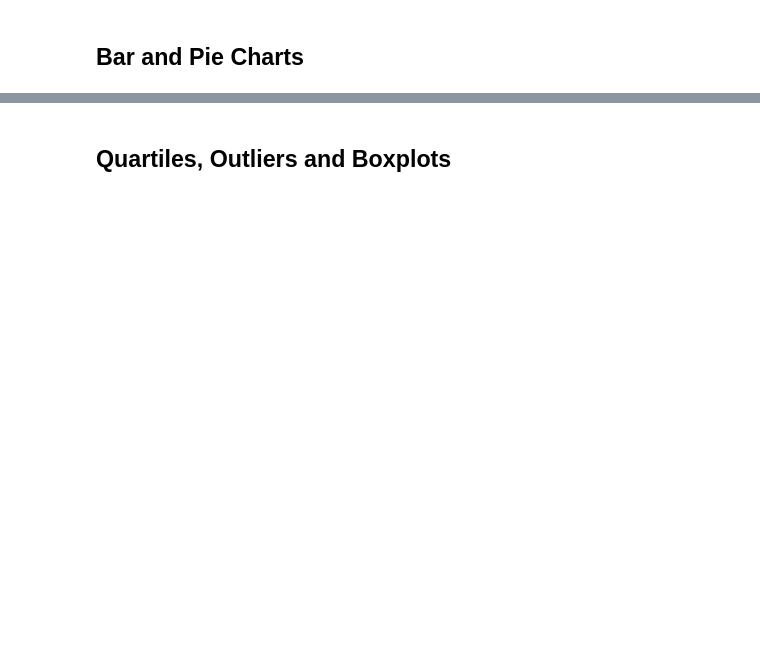
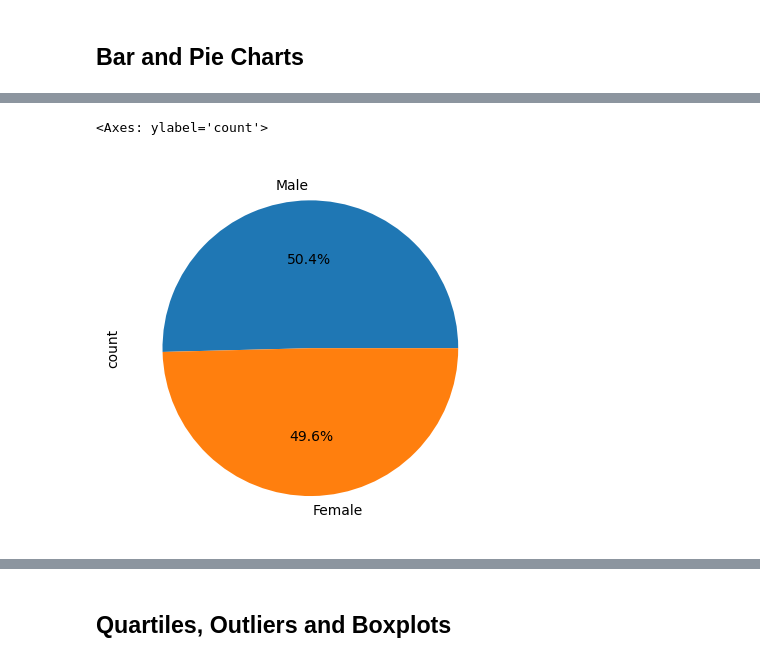
Before and after one commit to rmathena79/matplotlib-challenge, a Jupyter notebook: pymaceuticals_RPM.ipynb, the cells around one changed output, grey strips where cells are left out. Saved outputs shown, nothing was run; the diff lists cells and outputs as text; code cells hidden in the pictures; blank space fills up the shorter version.

Commit message:
Added more plots

```diff
--- a/pymaceuticals_RPM.ipynb
+++ b/pymaceuticals_RPM.ipynb
@@ -231,10 +232,15 @@ plt.show()
 # %%
 # Generate a pie chart, using Pandas, showing the distribution of unique female versus male mice used in the study
 
 # Get the unique mice with their gender
-
+# Every mouse has an entry for time==0, so use that:
+counts = clean_df.loc[clean_df[COL_TIME] == 0].groupby(COL_MOUSE_SEX)[COL_TIME].count().sort_values(ascending=False)
 
 # Make the pie chart
+counts.plot(kind="pie", ylabel="count", autopct="%.1f%%")
+# %% [output]
+<Axes: ylabel='count'>
+[figure, added]
 # %%
 # Generate a pie chart, using pyplot, showing the distribution of unique female versus male mice used in the study
 
```
Also changed, not shown: parts of 11 cells of this notebook, 1 other file.
